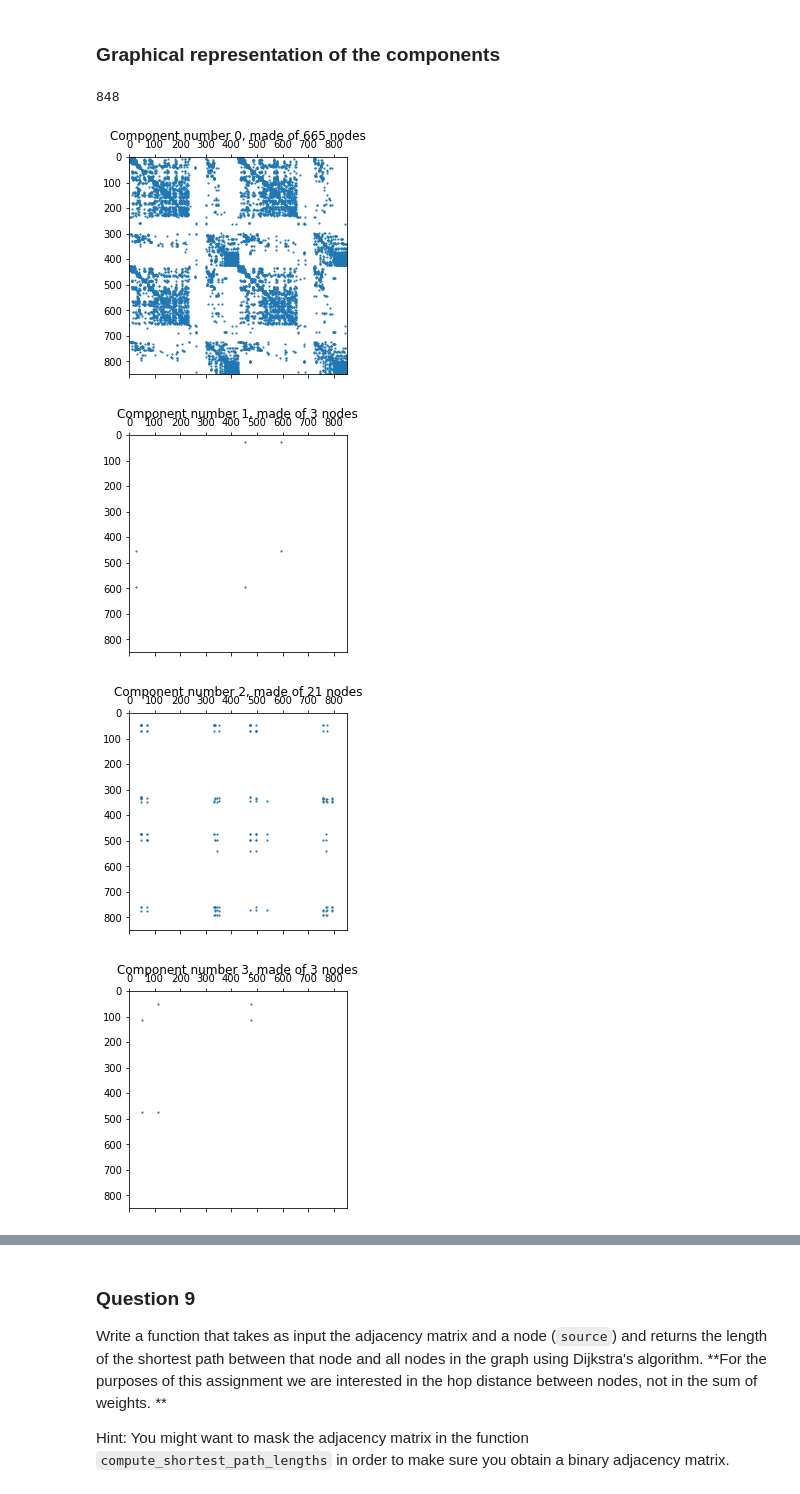
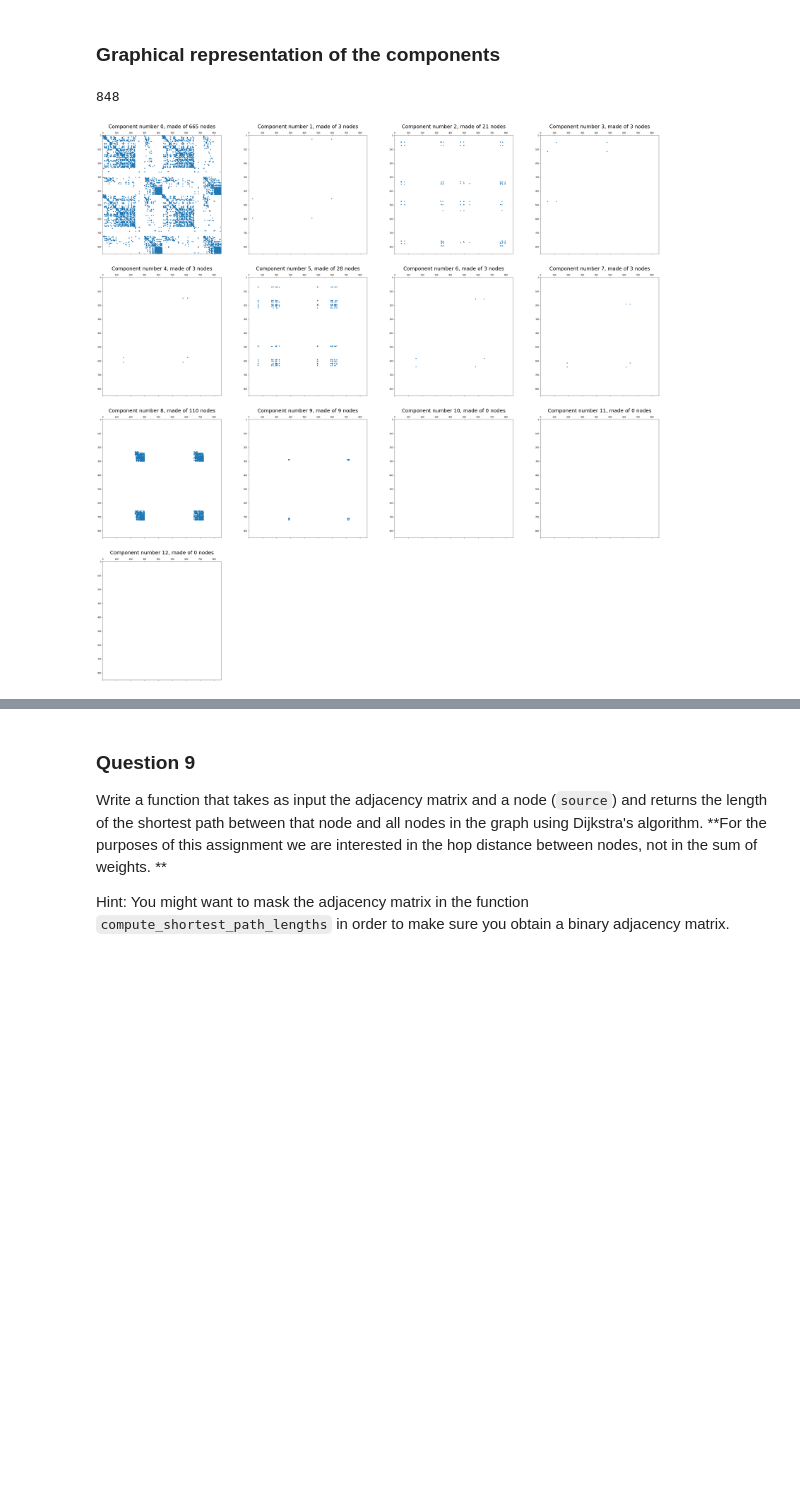
Before and after one commit to Kakavand/EPFL-antiterrorAssignment, a Jupyter notebook: milestone_1/1_network_properties.ipynb, the cells around one changed output, grey strips where cells are left out. Saved outputs shown, nothing was run; the diff lists cells and outputs as text; code cells hidden in the pictures; blank space fills up the shorter version.

```diff
--- a/milestone_1/1_network_properties.ipynb
+++ b/milestone_1/1_network_properties.ipynb
@@ -463,15 +460,13 @@ Size of the largest component: 665 nodes (and 851 links)
 ### Graphical representation of the components
 # %%
 n_nodes_comp = 0
+f = plt.figure(figsize=(50,50))
 for i, component in enumerate(components):
-    plt.figure()
-    plt.spy(component, markersize=1)
-    plt.title("Component number {i:}, made of {nodes:} nodes".format(i=i, nodes=num_nodes(component)))
+    ax = f.add_subplot(4,4,i+1)
+    plt.spy(component, markersize=3)
+    plt.title("Component number {i:}, made of {nodes:} nodes".format(i=i, nodes=num_nodes(component)), fontsize=25)
     n_nodes_comp += num_nodes(component)
 print(n_nodes_comp)
 # %% [output]
 848
-[figure, old version]
+[figure, new version]
-[figure, removed]
-[figure, removed]
-[figure, removed]
```
Also changed, not shown: parts of 13 cells of this notebook, 3 other files.
